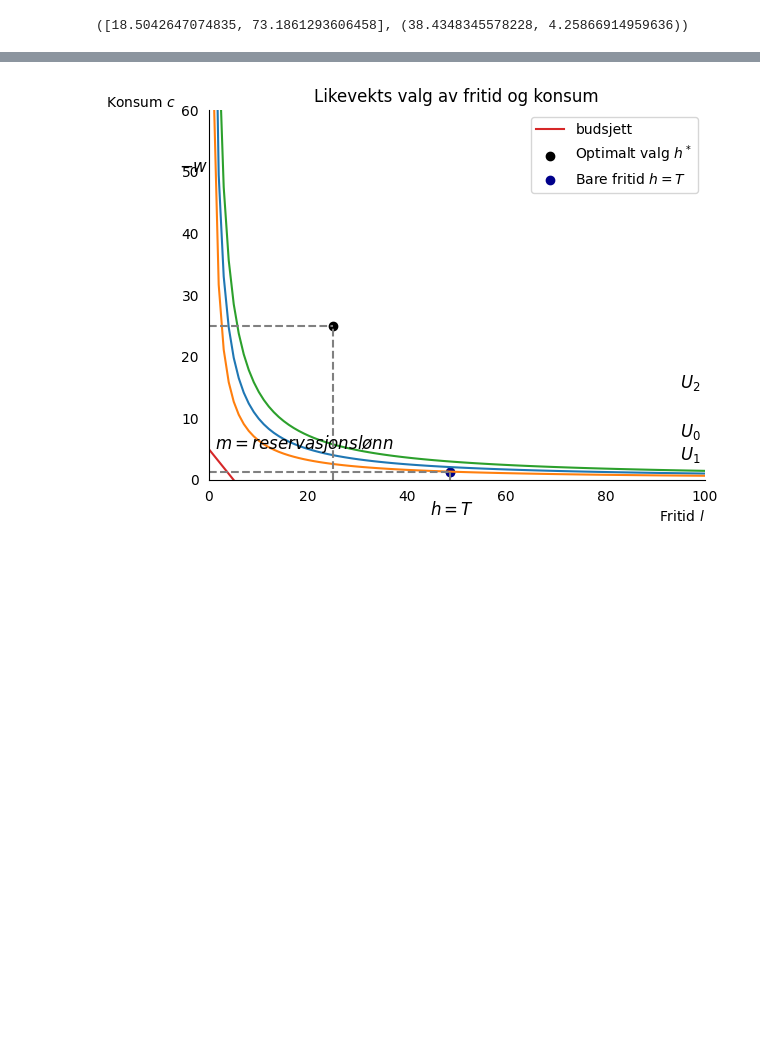
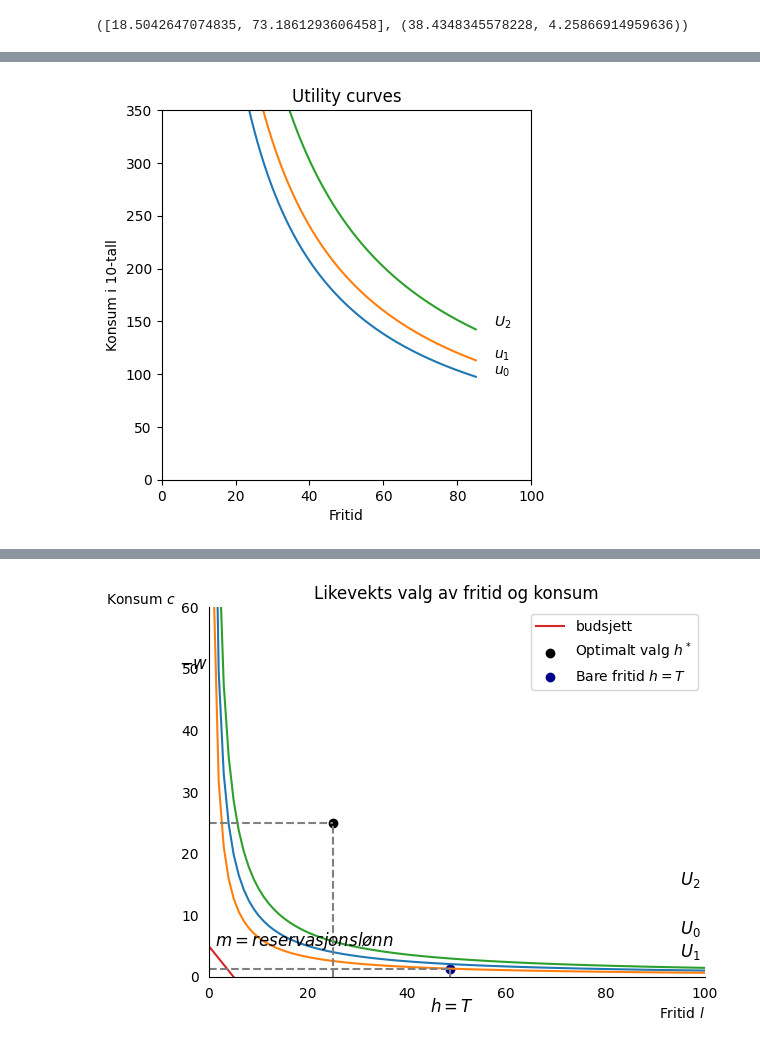
Before and after one commit to Danieljoha/Sok-2008, a Jupyter notebook: Utfordring 1/datajobbing.ipynb, the cells around one changed output, grey strips where cells are left out. Cells and saved outputs as stored; diff of their text form; code cells hidden in the pictures; blank space fills up the shorter version.

```diff
--- a/Utfordring 1/datajobbing.ipynb
+++ b/Utfordring 1/datajobbing.ipynb
@@ -188,0 +186,38 @@ c_intersection, (l_value_at_intersection_1, l_value_at_intersection_2)
+# %%
+import numpy as np
+from matplotlib import pyplot as plt
+
+l_1 = np.linspace(0.001, 85, 1000)
+
+I_0 = (91.03061**2) / l_1
+I_1 = (98.03061**2) / l_1
+I_2 = (110**2) / l_1
+
+
+
+# Figure 1 - Utility curves and their labels
+fig, ax = plt.subplots()
+
+ax.plot(l_1, I_0, label="$u_0$")
+ax.plot(l_1, I_1, label="$u_1$")
+ax.plot(l_1, I_2, label="$u_2$")
+
+
+ax.text(90, 100, s = "$u_0$")
+ax.text(90, 115, s = "$u_1$")
+ax.text(90, 145, s = "$U_2$")
+
+
+
+
+
+ax.set_xlim([0, 100])
+ax.set_ylim([0, 350])
+ax.set_aspect(100 / 350)
+ax.set_title("Utility curves")
+ax.set_xlabel("Fritid")
+ax.set_ylabel("Konsum i 10-tall")
+
+plt.show()
+# %% [output]
+[figure, added]
```
Also changed, not shown: parts of 4 cells of this notebook, 1 other file.
